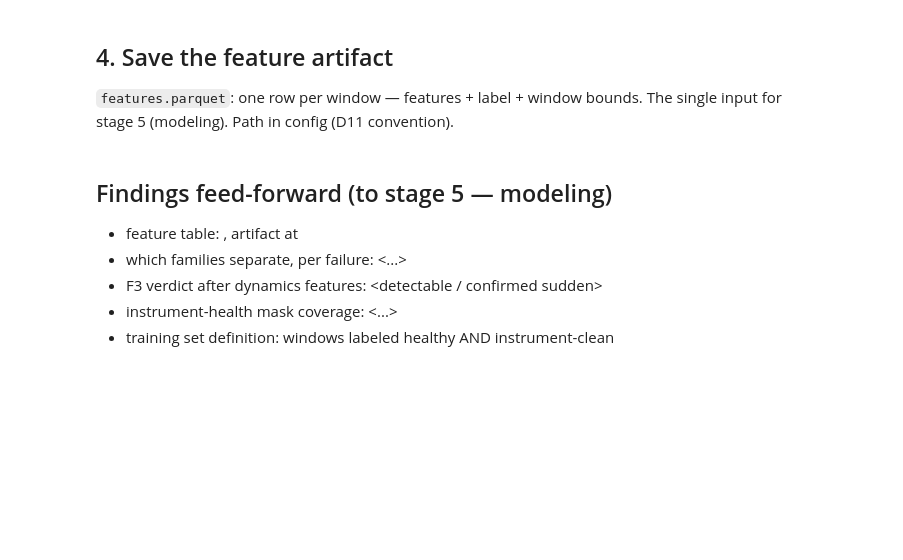
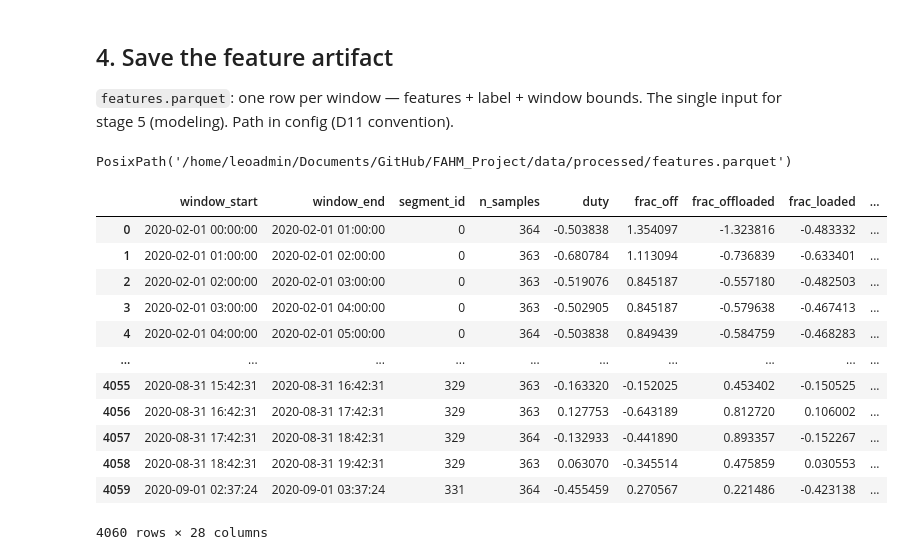
Before and after one commit to Rom5Leo/FAHM_Project, a Jupyter notebook: notebooks/04_feature_engineering.ipynb, the cells around one changed output. Saved outputs shown, nothing was run; the diff lists cells and outputs as text; code cells hidden in the pictures; blank space fills up the shorter version.

```diff
--- a/notebooks/04_feature_engineering.ipynb
+++ b/notebooks/04_feature_engineering.ipynb
@@ -624,0 +814,5 @@ print(feats.shape); feats.columns.tolist()
+# %%
+feats = ft.add_cycling_regime(feats)              # regime column first
+model_table = ft.prepare_for_model(feats, grid_labels)
+model_table.shape, model_table.columns.tolist()
+model_table.isna().sum().sum()                 # MUST be 0 now — no NaN survives
@@ -639,11 +867,23 @@ per-failure effect sizes of each feature family. Success criterion:
 `features.parquet`: one row per window — features + label + window bounds.
 The single input for stage 5 (modeling). Path in config (D11 convention).
 # %%
-# path = ft.save_features(feats, cfg)
+path = ft.save_features(model_table, cfg)
+path
+# %% [output]
+PosixPath('/home/leoadmin/Documents/GitHub/FAHM_Project/data/processed/features.parquet')
-# %% [markdown]
-## Findings feed-forward (to stage 5 — modeling)
-- feature table: <n windows x m features>, artifact at <path>
-- which families separate, per failure: <...>
-- F3 verdict after dynamics features: <detectable / confirmed sudden>
-- instrument-health mask coverage: <...>
-- training set definition: windows labeled healthy AND instrument-clean
+# %%
+model_table
+# %% [output]
+|  | window_start | window_end | segment_id | n_samples | duty | frac_off | frac_offloaded | frac_loaded | ... |
+| 0 | 2020-02-01 00:00:00 | 2020-02-01 01:00:00 | 0 | 364 | -0.503838 | 1.354097 | -1.323816 | -0.483332 | ... |
+| 1 | 2020-02-01 01:00:00 | 2020-02-01 02:00:00 | 0 | 363 | -0.680784 | 1.113094 | -0.736839 | -0.633401 | ... |
+| 2 | 2020-02-01 02:00:00 | 2020-02-01 03:00:00 | 0 | 363 | -0.519076 | 0.845187 | -0.557180 | -0.482503 | ... |
+| 3 | 2020-02-01 03:00:00 | 2020-02-01 04:00:00 | 0 | 363 | -0.502905 | 0.845187 | -0.579638 | -0.467413 | ... |
+| 4 | 2020-02-01 04:00:00 | 2020-02-01 05:00:00 | 0 | 364 | -0.503838 | 0.849439 | -0.584759 | -0.468283 | ... |
+| ... | ... | ... | ... | ... | ... | ... | ... | ... | ... |
+| 4055 | 2020-08-31 15:42:31 | 2020-08-31 16:42:31 | 329 | 363 | -0.163320 | -0.152025 | 0.453402 | -0.150525 | ... |
+| 4056 | 2020-08-31 16:42:31 | 2020-08-31 17:42:31 | 329 | 363 | 0.127753 | -0.643189 | 0.812720 | 0.106002 | ... |
+| 4057 | 2020-08-31 17:42:31 | 2020-08-31 18:42:31 | 329 | 364 | -0.132933 | -0.441890 | 0.893357 | -0.152267 | ... |
+| 4058 | 2020-08-31 18:42:31 | 2020-08-31 19:42:31 | 329 | 363 | 0.063070 | -0.345514 | 0.475859 | 0.030553 | ... |
+| 4059 | 2020-09-01 02:37:24 | 2020-09-01 03:37:24 | 331 | 364 | -0.455459 | 0.270567 | 0.221486 | -0.423138 | ... |
+4060 rows × 28 columns
```
Also changed, not shown: parts of 31 cells of this notebook, 3 other files.
